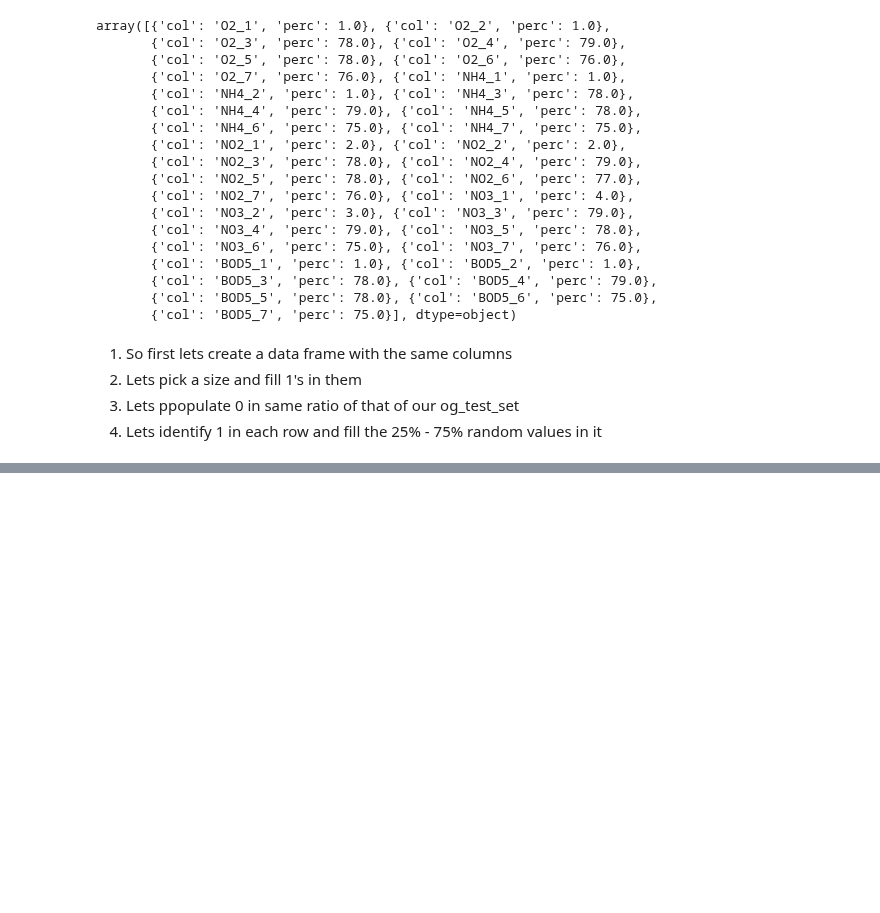
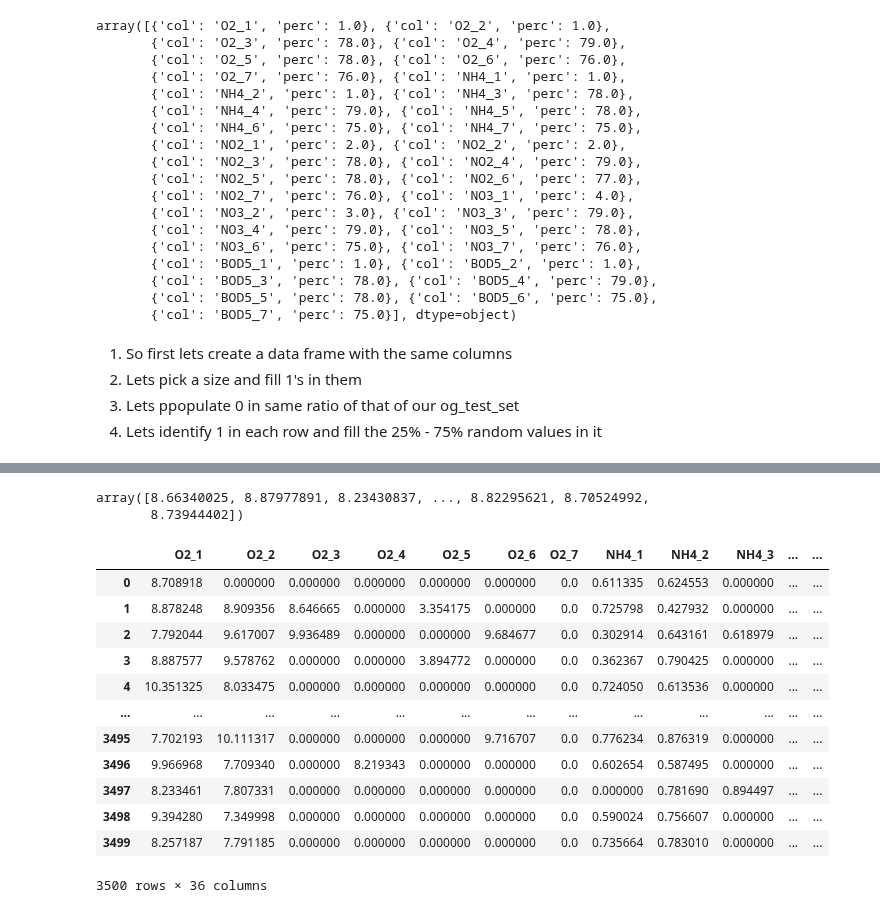
Before and after one commit to subramanya4shenoy/MachineLearningNbs, a Jupyter notebook: Kaggle/Competitions/pgs-s3e21-sub-2-ipynb.ipynb, the cells around one changed output, grey strips where cells are left out. Drawn from its saved outputs; the diff is of its cells as text; code cells hidden in the pictures; blank space fills up the shorter version.

Commit message:
Kaggle Notebook | PGS_S3E21_sub_2.ipynb | Version 12

```diff
--- a/Kaggle/Competitions/pgs-s3e21-sub-2-ipynb.ipynb
+++ b/Kaggle/Competitions/pgs-s3e21-sub-2-ipynb.ipynb
@@ -232,0 +231,41 @@ train_set
+# %%
+# Now that we have similar data of that of og_train will try to generate targets with given model
+from sklearn.ensemble import RandomForestRegressor
+
+# taking submission set to train
+sub_train_set = pd.read_csv('/kaggle/input/playground-series-s3e21/sample_submission.csv', index_col="id")
+
+X_test = sub_train_set['target']
+y_train = sub_train_set.pop('target') # train is your submission!
+rf = RandomForestRegressor(
+       n_estimators=1000,
+       max_depth=7,
+       n_jobs=-1,
+       random_state=42)
+rf.fit(sub_train_set, X_test)
+
+# train_set.rename(columns={'Id': 'id'}, inplace=True)
+# train_set.set_index('id', inplace=True)
+# train_set
+y_hat = rf.predict(train_set) # test set is hidden from you
+y_hat
+# %% [output]
+array([8.66340025, 8.87977891, 8.23430837, ..., 8.82295621, 8.70524992,
+       8.73944402])
+# %%
+train_set['target'] = y_hat
+train_set
+# %% [output]
+|  | O2_1 | O2_2 | O2_3 | O2_4 | O2_5 | O2_6 | O2_7 | NH4_1 | NH4_2 | NH4_3 | ... | ... |
+| 0 | 8.708918 | 0.000000 | 0.000000 | 0.000000 | 0.000000 | 0.000000 | 0.0 | 0.611335 | 0.624553 | 0.000000 | ... | ... |
+| 1 | 8.878248 | 8.909356 | 8.646665 | 0.000000 | 3.354175 | 0.000000 | 0.0 | 0.725798 | 0.427932 | 0.000000 | ... | ... |
+| 2 | 7.792044 | 9.617007 | 9.936489 | 0.000000 | 0.000000 | 9.684677 | 0.0 | 0.302914 | 0.643161 | 0.618979 | ... | ... |
+| 3 | 8.887577 | 9.578762 | 0.000000 | 0.000000 | 3.894772 | 0.000000 | 0.0 | 0.362367 | 0.790425 | 0.000000 | ... | ... |
+| 4 | 10.351325 | 8.033475 | 0.000000 | 0.000000 | 0.000000 | 0.000000 | 0.0 | 0.724050 | 0.613536 | 0.000000 | ... | ... |
+| ... | ... | ... | ... | ... | ... | ... | ... | ... | ... | ... | ... | ... |
+| 3495 | 7.702193 | 10.111317 | 0.000000 | 0.000000 | 0.000000 | 9.716707 | 0.0 | 0.776234 | 0.876319 | 0.000000 | ... | ... |
+| 3496 | 9.966968 | 7.709340 | 0.000000 | 8.219343 | 0.000000 | 0.000000 | 0.0 | 0.602654 | 0.587495 | 0.000000 | ... | ... |
+| 3497 | 8.233461 | 7.807331 | 0.000000 | 0.000000 | 0.000000 | 0.000000 | 0.0 | 0.000000 | 0.781690 | 0.894497 | ... | ... |
+| 3498 | 9.394280 | 7.349998 | 0.000000 | 0.000000 | 0.000000 | 0.000000 | 0.0 | 0.590024 | 0.756607 | 0.000000 | ... | ... |
+| 3499 | 8.257187 | 7.791185 | 0.000000 | 0.000000 | 0.000000 | 0.000000 | 0.0 | 0.735664 | 0.783010 | 0.000000 | ... | ... |
+3500 rows × 36 columns
```
Also changed, not shown: parts of 4 cells of this notebook.
